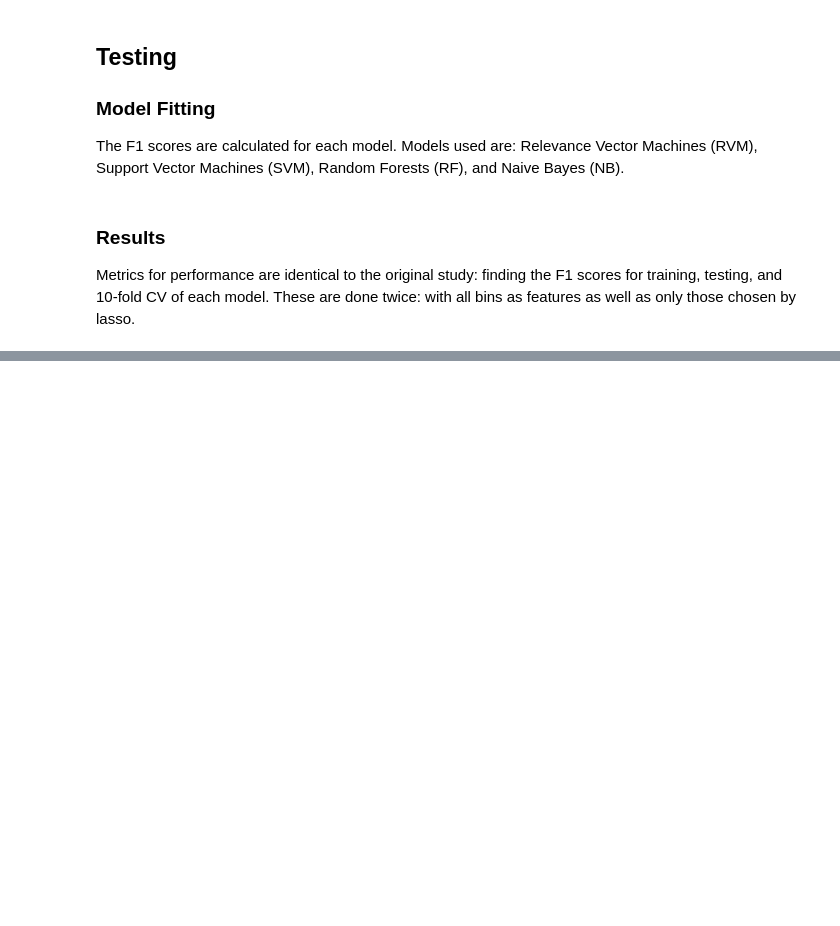
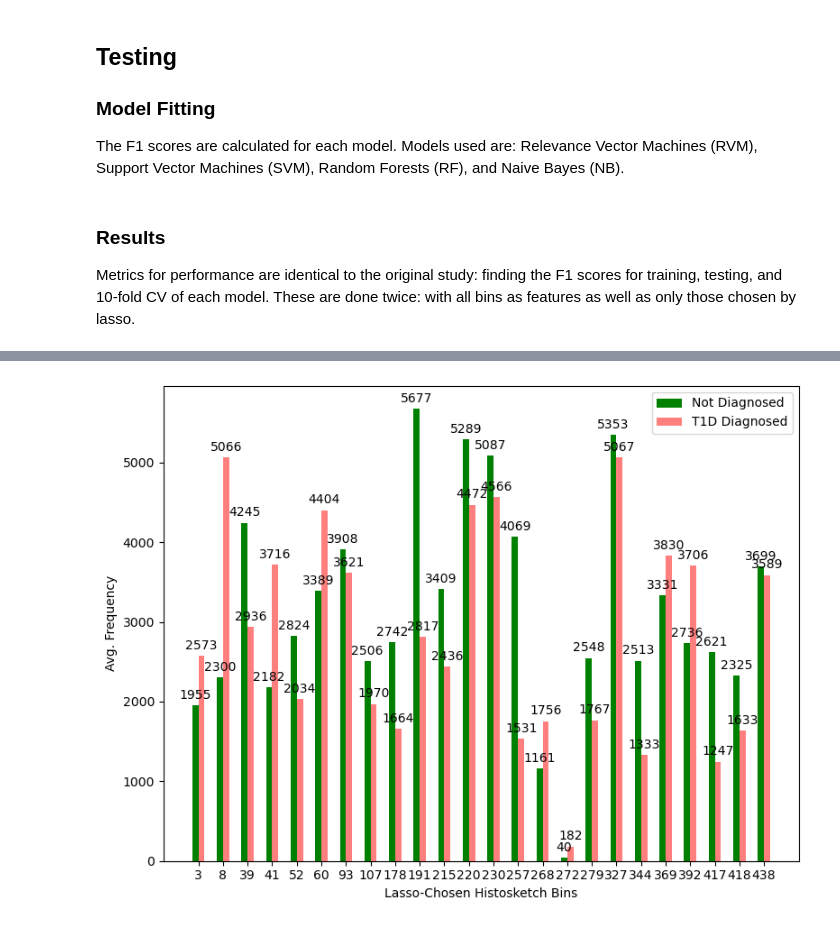
Before and after one commit to matsagad/metagenomics, a Jupyter notebook: phenotype_prediction/src/main.ipynb, the cells around one changed output, grey strips where cells are left out. Saved outputs shown, nothing was run; the diff lists cells and outputs as text; code cells hidden in the pictures; blank space fills up the shorter version.

Commit message:
Derive results and associated visual aids

```diff
--- a/phenotype_prediction/src/main.ipynb
+++ b/phenotype_prediction/src/main.ipynb
@@ -69,0 +103,6 @@ X = X[X[:,0] > 0]
+# %%
+from imblearn.over_sampling import SMOTE
+# Oversample minority class (T1D diagnosed) with SMOTE
+X_resampled, y_resampled = SMOTE().fit_resample(X,y)
+
+X_resampled, y_resampled
@@ -76,20 +133,18 @@ from sklearn.model_selection import train_test_split, GridSearchCV
 from sklearn.pipeline import make_pipeline
 from sklearn.preprocessing import StandardScaler
 
-
+# Note: Data has already been standardised
 X_train, X_test, y_train, y_test = train_test_split(
-    X, y, test_size=0.2)
-
-pipeline = make_pipeline(StandardScaler(), Lasso())
+    X_resampled, y_resampled, test_size=TEST_SIZE)
 
 # Find best alpha parameter for lasso via 10-fold CV
-search = GridSearchCV(pipeline, {"lasso__alpha": np.arange(
+search = GridSearchCV(Lasso(), {"alpha": np.arange(
     0.1, 10, 0.1)}, cv=CV_COUNT, scoring="neg_mean_squared_error")
 search.fit(X_train, y_train)
-coefficients = search.best_estimator_.named_steps["lasso"].coef_
+coefficients = search.best_estimator_.coef_
 
 # Retrieve features with significance
 lasso_features = features[np.abs(coefficients) > 0]
 
 feature_map = {"Regular": features, "Lasso": lasso_features}
-feature_map
+feature_map["Lasso"]
@@ -119,0 +196,32 @@ results
+# %%
+import matplotlib.pyplot as plt
+
+labels = feature_map["Lasso"]
+avg_not_diagnosed = np.mean(scaler.inverse_transform(
+    X)[y == 0, :][:, feature_map["Lasso"]], axis=0).astype(int)
+avg_t1d_diagnosed = np.mean(scaler.inverse_transform(
+    X)[y == 1, :][:, feature_map["Lasso"]], axis=0).astype(int)
+scale = 100
+
+x_loc = np.arange(len(labels)) * scale
+width = scale / 4
+
+fig, ax = plt.subplots(figsize=(8, 6))
+rect_not = ax.bar(x_loc - width / 2,
+                  avg_not_diagnosed, width, label="Not Diagnosed", alpha=1, color="green")
+rect_t1d = ax.bar(x_loc + width / 2,
+                  avg_t1d_diagnosed, width, label="T1D Diagnosed", alpha=0.5, color="red")
+
+ax.set_ylabel("Avg. Frequency")
+ax.set_xlabel("Lasso-Chosen Histosketch Bins")
+ax.set_xticks(x_loc, labels)
+ax.legend()
+
+ax.bar_label(rect_not, padding=3)
+ax.bar_label(rect_t1d, padding=3)
+
+fig.tight_layout()
+
+plt.show()
+# %% [output]
+[figure, added]
```
Also changed, not shown: parts of 13 cells of this notebook.
